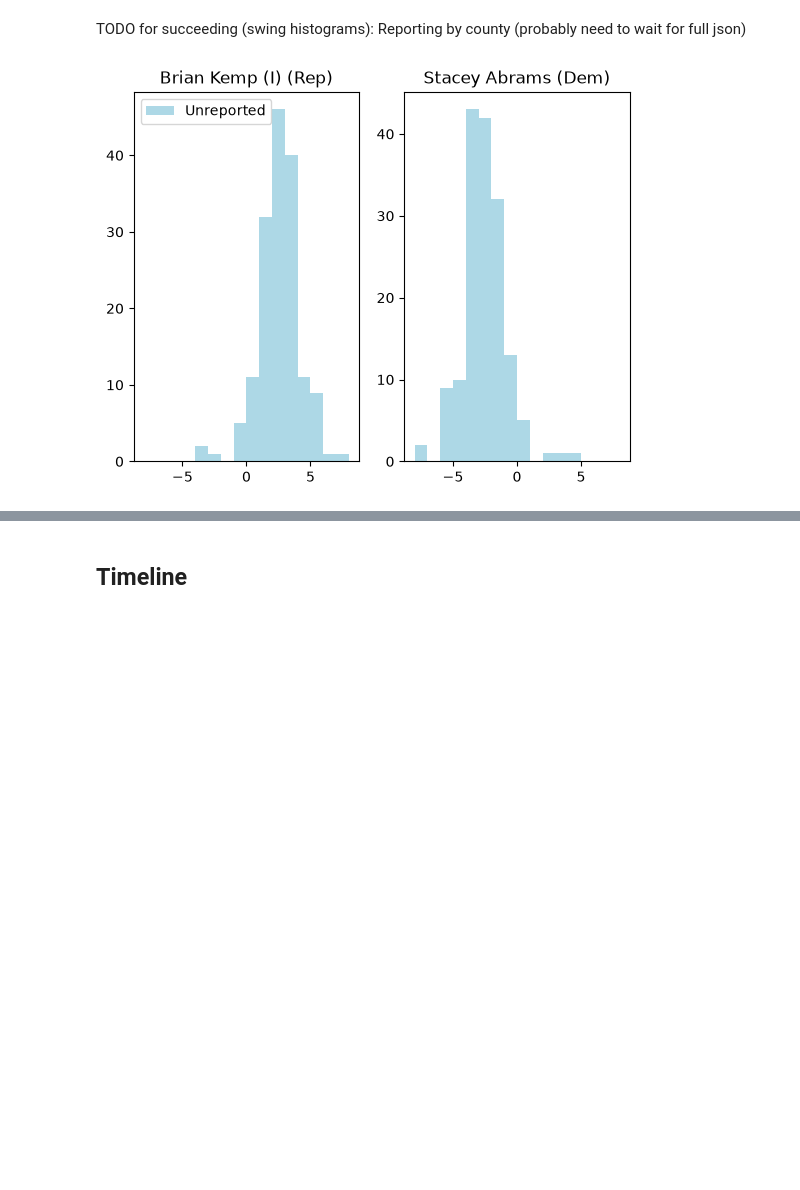
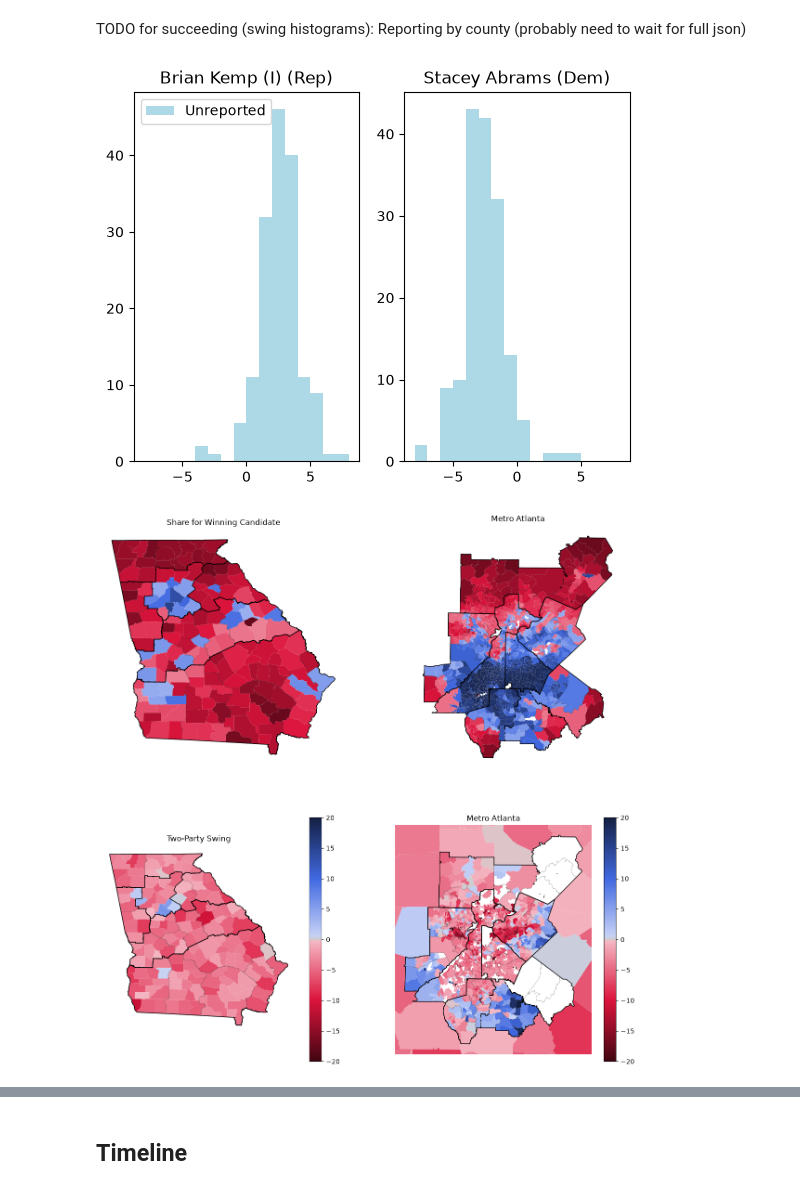
Before and after one commit to davidboers/2026electionmodels, a Jupyter notebook: statewides.ipynb, the cells around one changed output, grey strips where cells are left out. Drawn from its saved outputs; the diff is of its cells as text; code cells hidden in the pictures; blank space fills up the shorter version.

```diff
--- a/statewides.ipynb
+++ b/statewides.ipynb
@@ -539,6 +541,8 @@ l = axes[0][0].legend()
 # %%
 import geopandas
 import matplotlib.colors as mcolors
+
+import colors
 
 prev_shares_metro = convt_to_shares(prev_votes_metro, prev_cands, 'Reporting Group')
 curr_shares_metro = convt_to_shares(curr_votes_metro, curr_cands, 'Reporting Group')
@@ -586,44 +590,49 @@ def plot_shares(shares: pd.DataFrame, candidate: str, candidate_lgnd_label: str,
             norm=mcolors.Normalize(40, 100))
 
 # County (non-Metro share) (top-left)
-plot_shares(curr_shares_county, curr_rep, 'Kemp', share_nm_ax, 'OrRd')
-plot_shares(curr_shares_county, curr_dem, 'Abrams', share_nm_ax, 'Blues')
+plot_shares(curr_shares_county, curr_rep, 'Kemp', share_nm_ax, 'Republicans')
+plot_shares(curr_shares_county, curr_dem, 'Abrams', share_nm_ax, 'Democrats')
 curr_shares_county.dissolve(by='Subregion').plot(ax=share_nm_ax, color='none', linewidth=bd_layer_1_w)
 curr_shares_county.dissolve(by='Region').plot(ax=share_nm_ax, color='none', linewidth=bd_layer_2_w)
 
 # Metro share (top-right)
-plot_shares(curr_shares_metro, curr_rep, 'Kemp', share_metro_ax, 'OrRd')
-plot_shares(curr_shares_metro, curr_dem, 'Abrams', share_metro_ax, 'Blues')
+plot_shares(curr_shares_metro, curr_rep, 'Kemp', share_metro_ax, 'Republicans')
+plot_shares(curr_shares_metro, curr_dem, 'Abrams', share_metro_ax, 'Democrats')
 curr_shares_metro.dissolve(by='Subregion').plot(ax=share_metro_ax, color='none', linewidth=bd_layer_1_w)
 curr_shares_metro.dissolve(by='Region').plot(ax=share_metro_ax, color='none', linewidth=bd_layer_2_w)
+share_metro_ax.set_title('Metro Atlanta')
 
 # TPS Swing map
 swings_county['TPS'] = swings_county[curr_dem] - swings_county[curr_rep] / 2
 swings_metro['TPS'] = swings_metro[curr_dem] - swings_metro[curr_rep] / 2
 
 swing_norm = mcolors.CenteredNorm(halfrange=20)
 
 swings_county.plot(column='TPS', ax=swing_nm_ax, legend=True,
-                   norm=swing_norm, cmap='RdBu')
+                   norm=swing_norm, cmap='Bipartisan')
 swings_county.dissolve(by='Subregion').plot(ax=swing_nm_ax, color='none', linewidth=bd_layer_1_w)
 swings_county.dissolve(by='Region').plot(ax=swing_nm_ax, color='none', linewidth=bd_layer_2_w)
 
 swings_metro.plot(column='TPS', ax=swing_metro_ax, legend=True,
-                  norm=swing_norm, cmap='RdBu')
+                  norm=swing_norm, cmap='Bipartisan')
+swings_county.drop(metro_counties).plot(column='TPS', ax=swing_metro_ax, norm=swing_norm, cmap='Bipartisan', autolim=False) # County background
 swings_metro.dissolve(by='Subregion').plot(ax=swing_metro_ax, color='none', linewidth=bd_layer_1_w)
 swings_metro.dissolve(by='Region').plot(ax=swing_metro_ax, color='none', linewidth=bd_layer_2_w)
+swing_metro_ax.set_title('Metro Atlanta')
 
 #plot_shares(prev_shares_metro, prev_rep, 'Kemp', swing_metro_ax, 'OrRd')
 #plot_shares(prev_shares_metro, prev_dem, 'Abrams', swing_metro_ax, 'Blues')
 #prev_shares_metro.dissolve(by='Subregion').plot(ax=swing_metro_ax, color='none', linewidth=bd_layer_1_w)
 #prev_shares_metro.dissolve(by='Region').plot(ax=swing_metro_ax, color='none', linewidth=bd_layer_2_w)
 
 share_nm_ax.set_title('Share for Winning Candidate')
 share_nm_ax.set_axis_off()
 swing_nm_ax.set_title('Two-Party Swing')
 swing_nm_ax.set_axis_off()
 share_metro_ax.set_axis_off()
 swing_metro_ax.set_axis_off()
+# %% [output]
+[figure, added]
 # %% [markdown]
 TODO for preceeding:
 * Missing metro precincts
```
Also changed, not shown: parts of 6 cells of this notebook, 9 other files.
